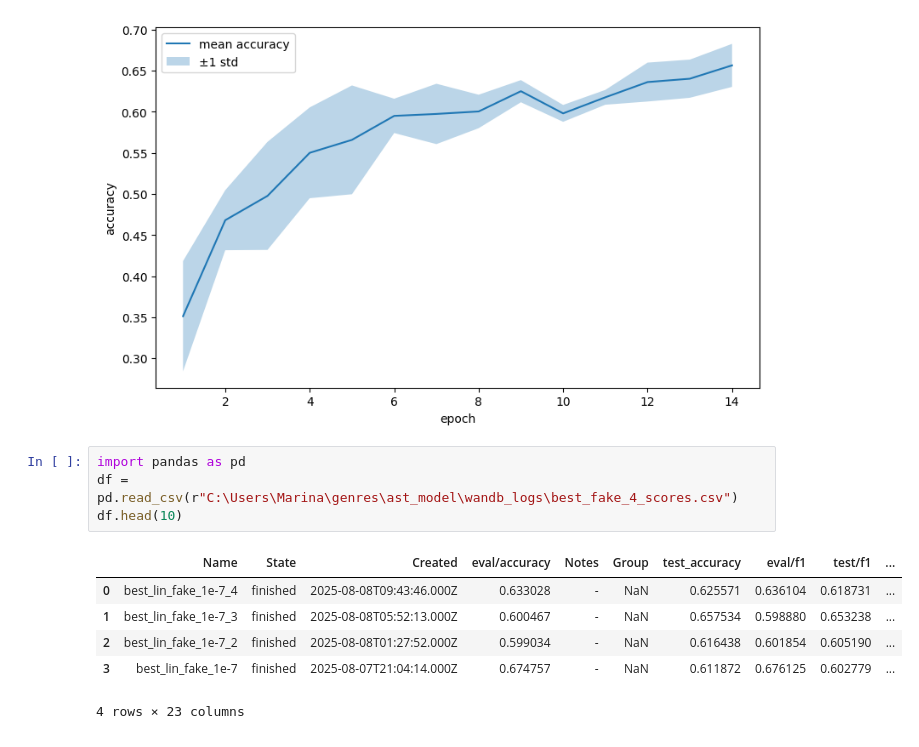
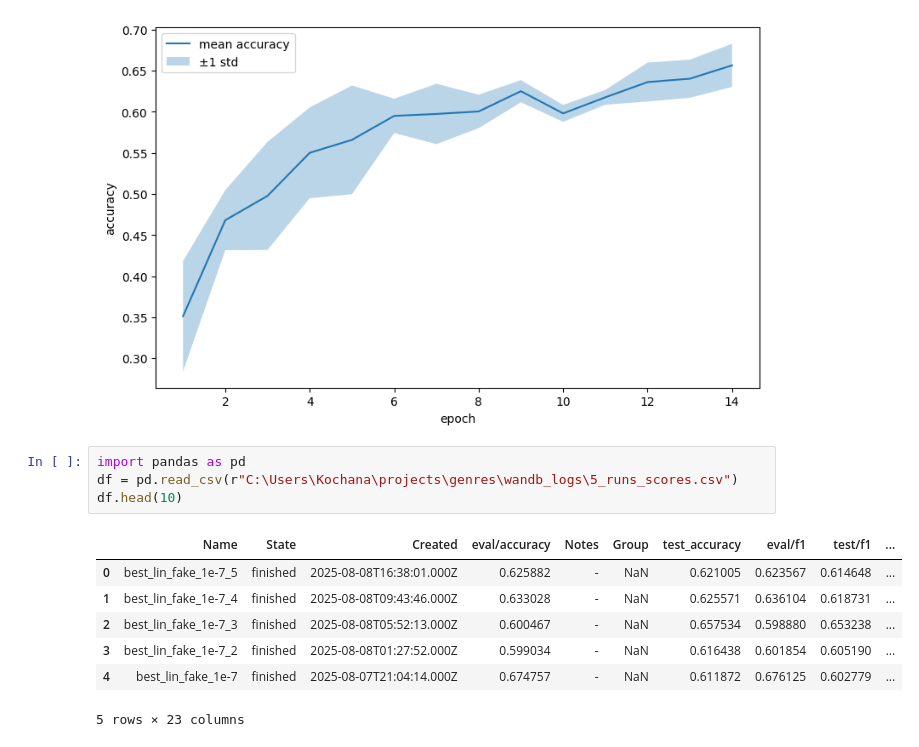
Before and after one commit to PulyaPolya/genres, a Jupyter notebook: ast_model/visualisations_hpo.ipynb, the cells around one changed output. Saved outputs shown, nothing was run; the diff lists cells and outputs as text.

```diff
--- a/ast_model/visualisations_hpo.ipynb
+++ b/ast_model/visualisations_hpo.ipynb
@@ -629,14 +649,15 @@ plt.show()
 [figure]
 # %%
 import pandas as pd
-df = pd.read_csv(r"C:\Users\Marina\genres\ast_model\wandb_logs\best_fake_4_scores.csv")
+df = pd.read_csv(r"C:\Users\Kochana\projects\genres\wandb_logs\5_runs_scores.csv")
 df.head(10)
 # %% [output]
 |  | Name | State | Created | eval/accuracy | Notes | Group | test_accuracy | eval/f1 | test/f1 | ... |
-| 0 | best_lin_fake_1e-7_4 | finished | 2025-08-08T09:43:46.000Z | 0.633028 | - | NaN | 0.625571 | 0.636104 | 0.618731 | ... |
-| 1 | best_lin_fake_1e-7_3 | finished | 2025-08-08T05:52:13.000Z | 0.600467 | - | NaN | 0.657534 | 0.598880 | 0.653238 | ... |
-| 2 | best_lin_fake_1e-7_2 | finished | 2025-08-08T01:27:52.000Z | 0.599034 | - | NaN | 0.616438 | 0.601854 | 0.605190 | ... |
-| 3 | best_lin_fake_1e-7 | finished | 2025-08-07T21:04:14.000Z | 0.674757 | - | NaN | 0.611872 | 0.676125 | 0.602779 | ... |
+| 0 | best_lin_fake_1e-7_5 | finished | 2025-08-08T16:38:01.000Z | 0.625882 | - | NaN | 0.621005 | 0.623567 | 0.614648 | ... |
+| 1 | best_lin_fake_1e-7_4 | finished | 2025-08-08T09:43:46.000Z | 0.633028 | - | NaN | 0.625571 | 0.636104 | 0.618731 | ... |
+| 2 | best_lin_fake_1e-7_3 | finished | 2025-08-08T05:52:13.000Z | 0.600467 | - | NaN | 0.657534 | 0.598880 | 0.653238 | ... |
+| 3 | best_lin_fake_1e-7_2 | finished | 2025-08-08T01:27:52.000Z | 0.599034 | - | NaN | 0.616438 | 0.601854 | 0.605190 | ... |
+| 4 | best_lin_fake_1e-7 | finished | 2025-08-07T21:04:14.000Z | 0.674757 | - | NaN | 0.611872 | 0.676125 | 0.602779 | ... |
-4 rows × 23 columns
+5 rows × 23 columns
 # %%
 important_columns = [col for col in list(df.columns.values) if (col.startswith("test") or col.startswith("eval"))]
```
Also changed, not shown: parts of 9 cells of this notebook, 1 other file.
